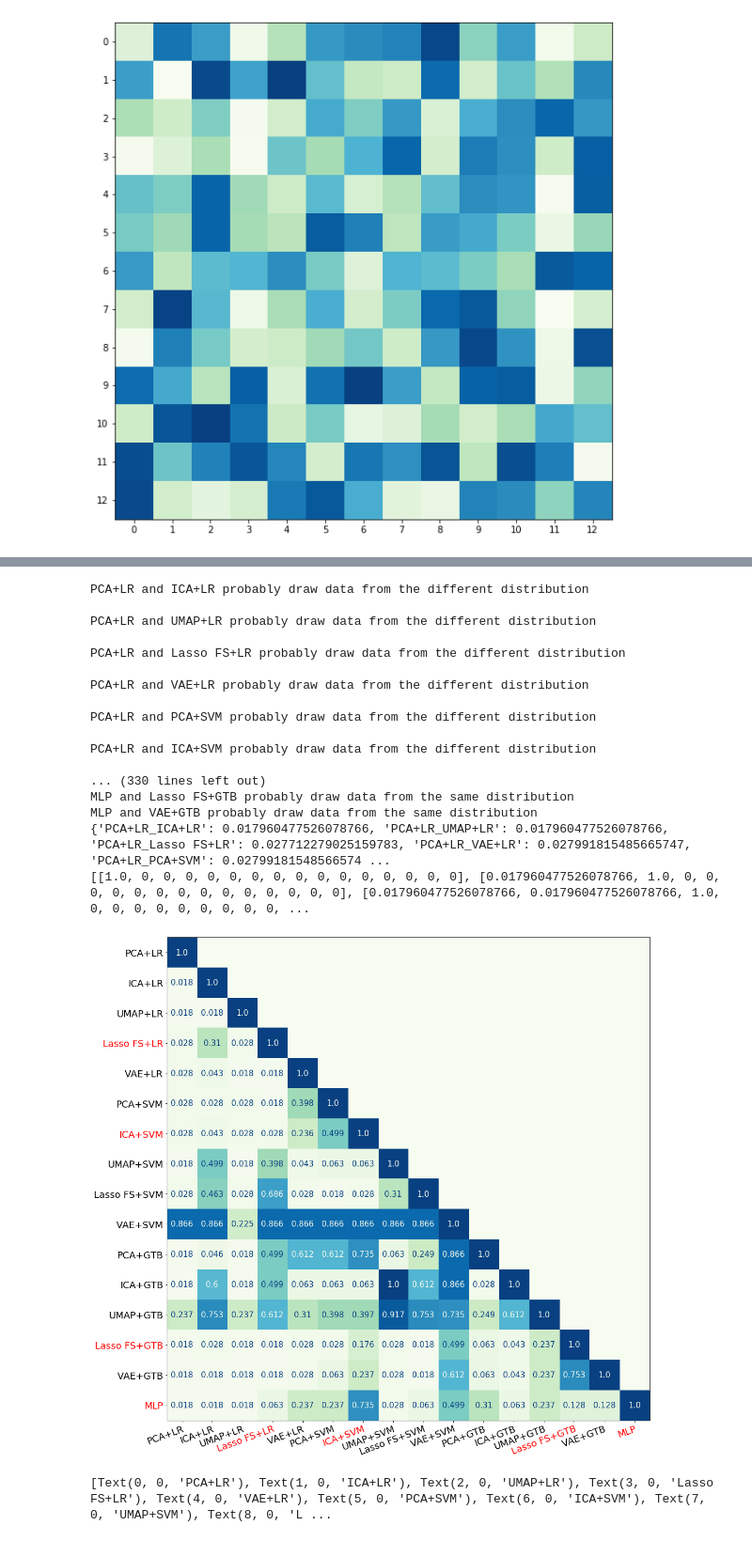
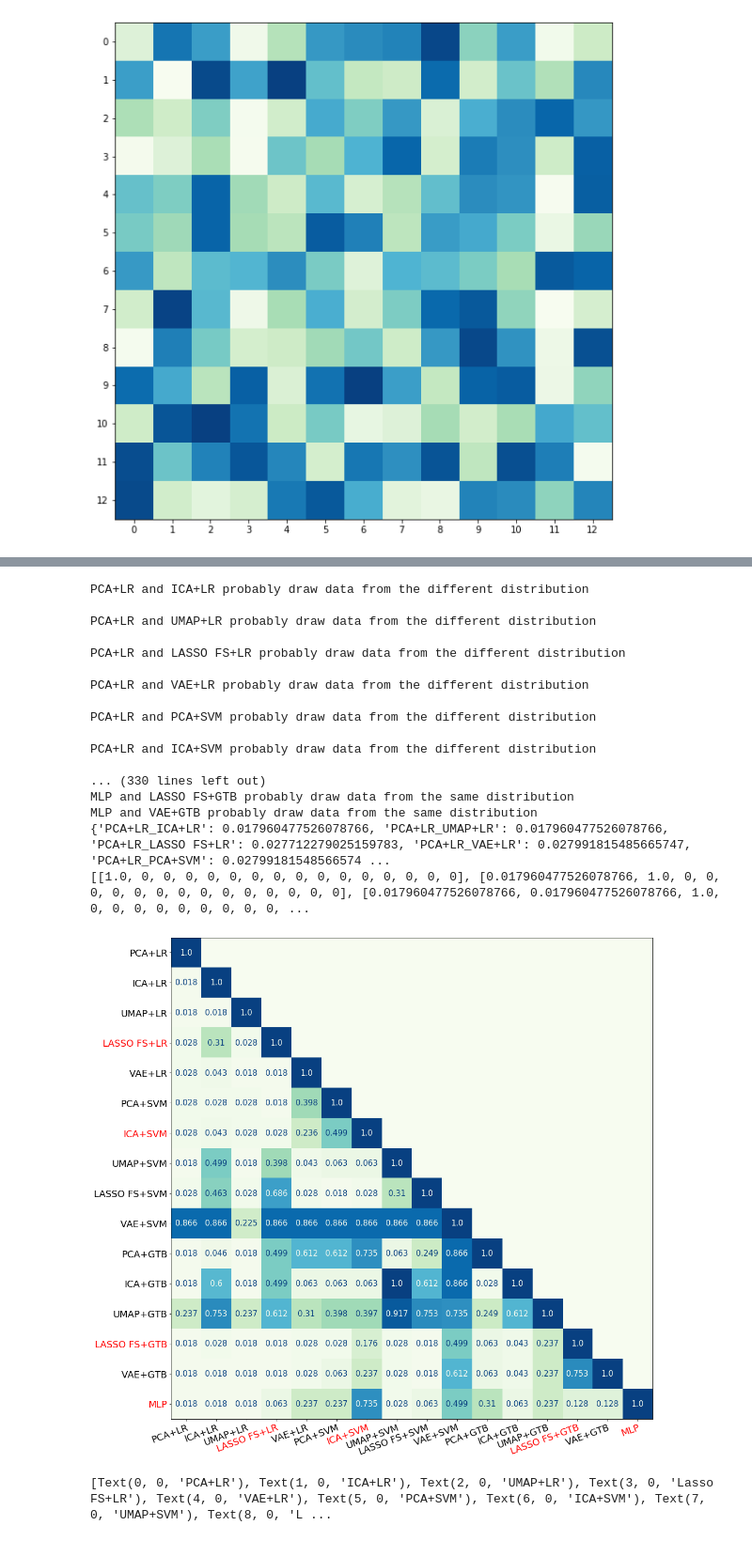
Before and after one commit to jennazhou/methyl-data-handling, a Jupyter notebook: evaluation/Significant Testing.ipynb, the cells around one changed output, grey strips where cells are left out. Shown: that part at 94% size. Drawn from its saved outputs; the diff is of its cells as text; code cells hidden in the pictures.

Commit message:
Updated plotting code

```diff
--- a/evaluation/Significant Testing.ipynb
+++ b/evaluation/Significant Testing.ipynb
@@ -23,9 +23,9 @@ def get_measurements(ptype_prec):
     return np.array(res)
 # %%
 final_prec = {
-    "Lasso FS+Logistic Regression":[0.7538461538461538, 0.7575757575757576, 0.74, 0.7575757575757576, 0.7424242424242424],
+    "LASSO FS+Logistic Regression":[0.7538461538461538, 0.7575757575757576, 0.74, 0.7575757575757576, 0.7424242424242424],
     "ICA+SVM":[0.78, 0.7758620689655172, 0.7758620689655172, 0.7678571428571429, 0.7678571428571429],
-    "Lasso FS+GTB":[0.803030303030303, 0.8064516129032258, 0.7735849056603774, 0.7735849056603774, 0.75],
+    "LASSO FS+GTB":[0.803030303030303, 0.8064516129032258, 0.7735849056603774, 0.7735849056603774, 0.75],
     "MLP":[0.775, 0.7857142857142857, 0.80104234, 0.7685714285714286, 0.719304347826086]
 }
 
@@ -155,17 +155,17 @@ all_precs = {
     "PCA+LR":[0.72, 0.7115384615384616, 0.72, 0.6792452830188679, 0.6727272727272727],
     "ICA+LR":[0.76, 0.7222222222222222, 0.7592592592592593, 0.75, 0.7],
     "UMAP+LR":[0.6486486486486487, 0.6756756756756757, 0.6521739130434783, 0.6829268292682927, 0.6666666666666666],
-    "Lasso FS+LR":[0.7538461538461538, 0.7575757575757576, 0.74, 0.7575757575757576, 0.7424242424242424],
+    "LASSO FS+LR":[0.7538461538461538, 0.7575757575757576, 0.74, 0.7575757575757576, 0.7424242424242424],
     "VAE+LR":[0.75, 0.75, 0.7727272727272727, 0.7547169811320755, 0.7962962962962963],
     "PCA+SVM":[0.7605633802816901, 0.7761194029850746, 0.7538461538461538, 0.7692307692307693, 0.7868852459016393],
     "ICA+SVM":[0.78, 0.7758620689655172, 0.7758620689655172, 0.7678571428571429, 0.7678571428571429],
     "UMAP+SVM":[0.673469387755102, 0.7636363636363637, 0.7142857142857143, 0.7307692307692307, 0.7727272727272727],
-    "Lasso FS+SVM":[0.75, 0.7538461538461538, 0.75, 0.7575757575757576, 0.74],
+    "LASSO FS+SVM":[0.75, 0.7538461538461538, 0.75, 0.7575757575757576, 0.74],
     "VAE+SVM":[0.6756756756756757, 0.6571428571428571, 0.6470588235294118, 0.6521739130434783, 1.0],
      "PCA+GTB":[0.7313432835820896, 0.8214285714285714, 0.7540983606557377, 0.75, 0.7413793103448276],
     "ICA+GTB":[0.7307692307692307, 0.7, 0.7192982456140351, 0.8035714285714286, 0.7083333333333334],
     "UMAP+GTB":[0.7142857142857143, 0.75, 0.8181818181818182, 0.75, 0.5],
-    "Lasso FS+GTB":[0.803030303030303, 0.8064516129032258, 0.7735849056603774, 0.7735849056603774, 0.75],
+    "LASSO FS+GTB":[0.803030303030303, 0.8064516129032258, 0.7735849056603774, 0.7735849056603774, 0.75],
     "VAE+GTB":[0.7560975609756098, 0.75, 0.8, 0.813953488372093, 0.7857142857142857],
     "MLP":[0.775, 0.7857142857142857, 0.80104234, 0.7685714285714286, 0.719304347826086]
 }
@@ -226,7 +226,7 @@ PCA+LR and ICA+LR probably draw data from the different distribution
 
 PCA+LR and UMAP+LR probably draw data from the different distribution
 
-PCA+LR and Lasso FS+LR probably draw data from the different distribution
+PCA+LR and LASSO FS+LR probably draw data from the different distribution
 
 PCA+LR and VAE+LR probably draw data from the different distribution
 
@@ -235,9 +235,9 @@ PCA+LR and PCA+SVM probably draw data from the different distribution
 PCA+LR and ICA+SVM probably draw data from the different distribution
 
 ... (330 lines left out)
-MLP and Lasso FS+GTB probably draw data from the same distribution
+MLP and LASSO FS+GTB probably draw data from the same distribution
 MLP and VAE+GTB probably draw data from the same distribution
-{'PCA+LR_ICA+LR': 0.017960477526078766, 'PCA+LR_UMAP+LR': 0.017960477526078766, 'PCA+LR_Lasso FS+LR': 0.027712279025159783, 'PCA+LR_VAE+LR': 0.027991815485665747, 'PCA+LR_PCA+SVM': 0.02799181548566574 ...
+{'PCA+LR_ICA+LR': 0.017960477526078766, 'PCA+LR_UMAP+LR': 0.017960477526078766, 'PCA+LR_LASSO FS+LR': 0.027712279025159783, 'PCA+LR_VAE+LR': 0.027991815485665747, 'PCA+LR_PCA+SVM': 0.02799181548566574 ...
 [[1.0, 0, 0, 0, 0, 0, 0, 0, 0, 0, 0, 0, 0, 0, 0, 0], [0.017960477526078766, 1.0, 0, 0, 0, 0, 0, 0, 0, 0, 0, 0, 0, 0, 0, 0], [0.017960477526078766, 0.017960477526078766, 1.0, 0, 0, 0, 0, 0, 0, 0, 0, 0, ...
 # %%
 ## Plot heatmap
@@ -245,35 +245,35 @@ labels = [key for key in mms_dict.keys()]
 
 fig, ax = plt.subplots(figsize=(17,17))
 cax = ax.imshow(ps_values, cmap="GnBu")
 
 ax.set_xticks(np.arange(len(labels)))
 ax.set_yticks(np.arange(len(labels)))
 
 ax.set_xticklabels(labels, fontsize = 18)
 ax.set_yticklabels(labels, fontsize = 18)
 
 # cbar = ax.figure.colorbar(im, ax=ax)
 
 # Rotate the tick labels and set their alignment.
 plt.setp(ax.get_xticklabels(), rotation=20, ha="right",
          rotation_mode="anchor")
 cmap_min, cmap_max = cax.cmap(0), cax.cmap(256)
 thresh = 0.5
 
 for i in range(len(labels)):
     for j in range(i+1):
         color = cmap_max if ps_values[i][j] < thresh else cmap_min
         ax.text(j, i, round(ps_values[i][j], 3), ha="center", va="center", color=color, fontsize=15)
 
-best_pipelines = ["Lasso FS+LR", "ICA+SVM", "Lasso FS+GTB","MLP"]
+best_pipelines = ["LASSO FS+LR", "ICA+SVM", "LASSO FS+GTB","MLP"]
 for l in ax.xaxis.get_ticklabels()+ax.yaxis.get_ticklabels():
     if l.get_text() in best_pipelines:
         l.set_color('r')
 
 fig.savefig("all_sigtest.pdf", bbox_inches='tight')
 plt.show()
 # %% [output]
-[figure, old version]
+[figure, new version]
 # %%
 labellist = ax.xaxis.get_ticklabels()+ax.yaxis.get_ticklabels()
 print(labellist)
```
Also changed, not shown: parts of 4 cells of this notebook, 2 other files.
